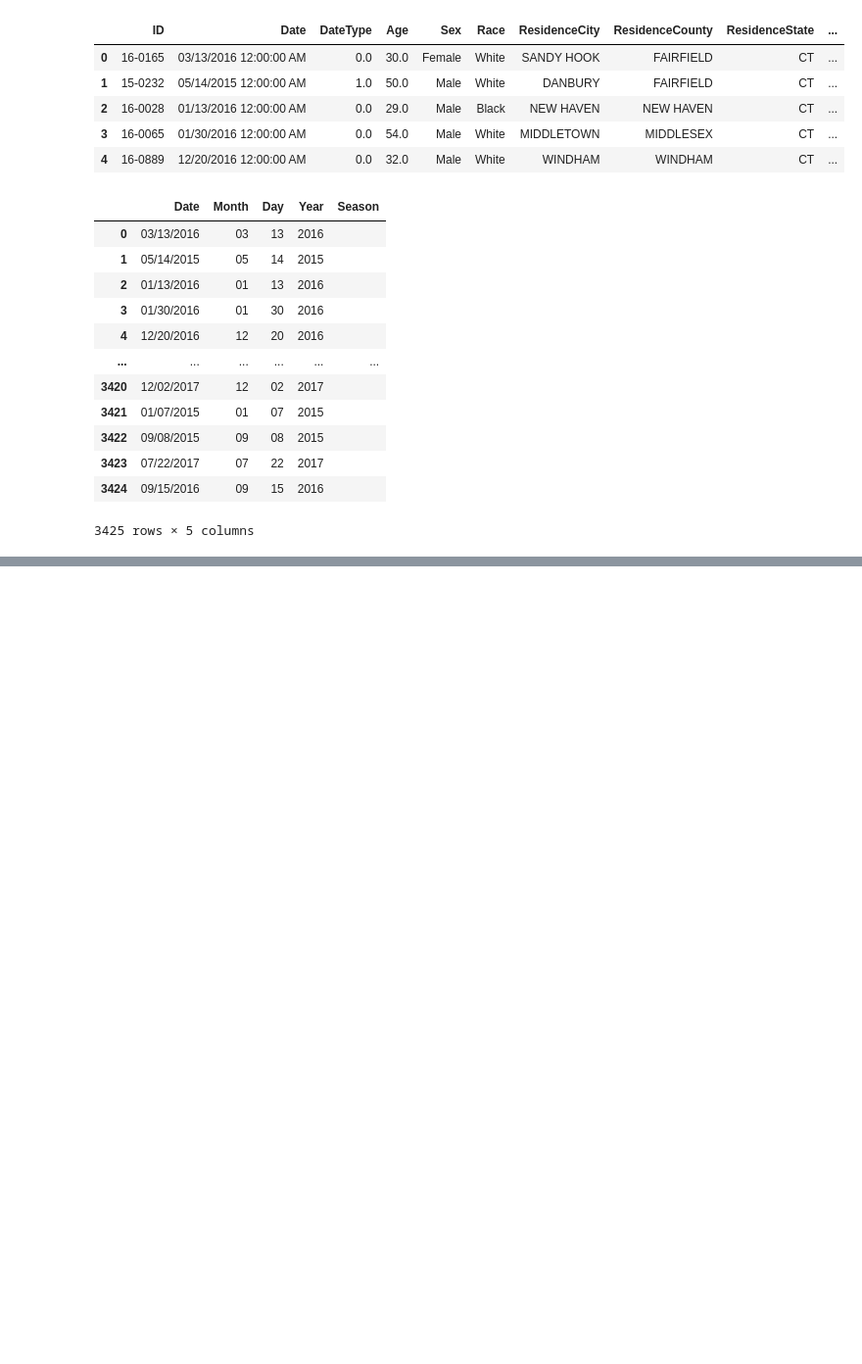
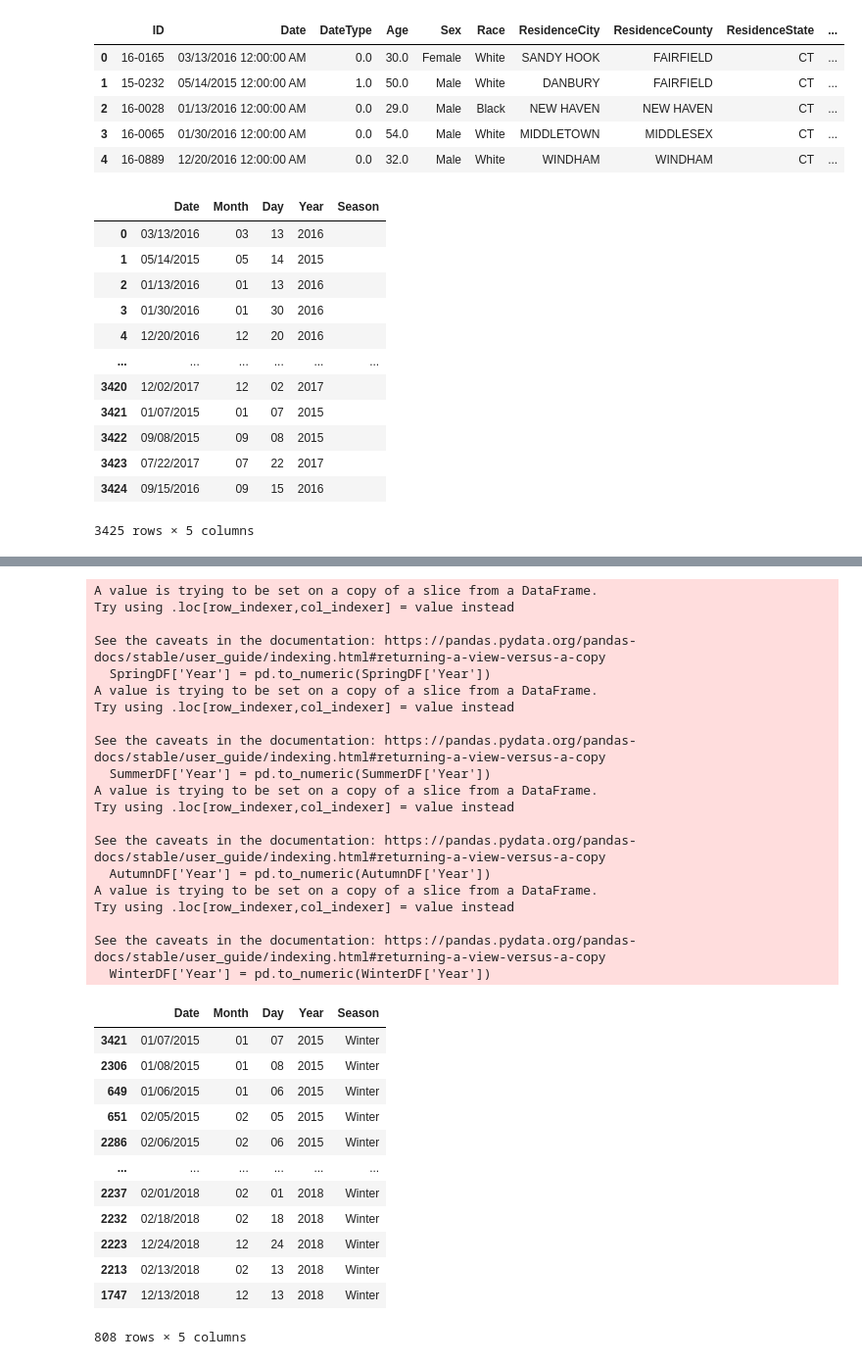
Before and after one commit to Elevate04/Team_5_Project, a Jupyter notebook: SeasonsHistogram/SeasonsHistogramPlot.ipynb, the cells around one changed output, grey strips where cells are left out. Shown at 98% size. Drawn from its saved outputs; the diff is of its cells as text; code cells hidden in the pictures; blank space fills up the shorter version.

```diff
--- a/SeasonsHistogram/SeasonsHistogramPlot.ipynb
+++ b/SeasonsHistogram/SeasonsHistogramPlot.ipynb
@@ -111,0 +95,43 @@ plt.savefig("Images/SeasonsHistogram.png")
+# %%
+SpringDF['Year'] = pd.to_numeric(SpringDF['Year'])
+SummerDF['Year'] = pd.to_numeric(SummerDF['Year'])
+AutumnDF['Year'] = pd.to_numeric(AutumnDF['Year'])
+WinterDF['Year'] = pd.to_numeric(WinterDF['Year'])
+SpringDF.sort_values(by=['Year'])
+SummerDF.sort_values(by=['Year'])
+AutumnDF.sort_values(by=['Year'])
+WinterDF.sort_values(by=['Year'])
+# %% [output]
+A value is trying to be set on a copy of a slice from a DataFrame.
+Try using .loc[row_indexer,col_indexer] = value instead
+
+See the caveats in the documentation: https://pandas.pydata.org/pandas-docs/stable/user_guide/indexing.html#returning-a-view-versus-a-copy
+  SpringDF['Year'] = pd.to_numeric(SpringDF['Year'])
+A value is trying to be set on a copy of a slice from a DataFrame.
+Try using .loc[row_indexer,col_indexer] = value instead
+
+See the caveats in the documentation: https://pandas.pydata.org/pandas-docs/stable/user_guide/indexing.html#returning-a-view-versus-a-copy
+  SummerDF['Year'] = pd.to_numeric(SummerDF['Year'])
+A value is trying to be set on a copy of a slice from a DataFrame.
+Try using .loc[row_indexer,col_indexer] = value instead
+
+See the caveats in the documentation: https://pandas.pydata.org/pandas-docs/stable/user_guide/indexing.html#returning-a-view-versus-a-copy
+  AutumnDF['Year'] = pd.to_numeric(AutumnDF['Year'])
+A value is trying to be set on a copy of a slice from a DataFrame.
+Try using .loc[row_indexer,col_indexer] = value instead
+
+See the caveats in the documentation: https://pandas.pydata.org/pandas-docs/stable/user_guide/indexing.html#returning-a-view-versus-a-copy
+  WinterDF['Year'] = pd.to_numeric(WinterDF['Year'])
+|  | Date | Month | Day | Year | Season |
+| 3421 | 01/07/2015 | 01 | 07 | 2015 | Winter |
+| 2306 | 01/08/2015 | 01 | 08 | 2015 | Winter |
+| 649 | 01/06/2015 | 01 | 06 | 2015 | Winter |
+| 651 | 02/05/2015 | 02 | 05 | 2015 | Winter |
+| 2286 | 02/06/2015 | 02 | 06 | 2015 | Winter |
+| ... | ... | ... | ... | ... | ... |
+| 2237 | 02/01/2018 | 02 | 01 | 2018 | Winter |
+| 2232 | 02/18/2018 | 02 | 18 | 2018 | Winter |
+| 2223 | 12/24/2018 | 12 | 24 | 2018 | Winter |
+| 2213 | 02/13/2018 | 02 | 13 | 2018 | Winter |
+| 1747 | 12/13/2018 | 12 | 13 | 2018 | Winter |
+808 rows × 5 columns
```
Also changed, not shown: parts of 5 cells of this notebook, 1 other file.
